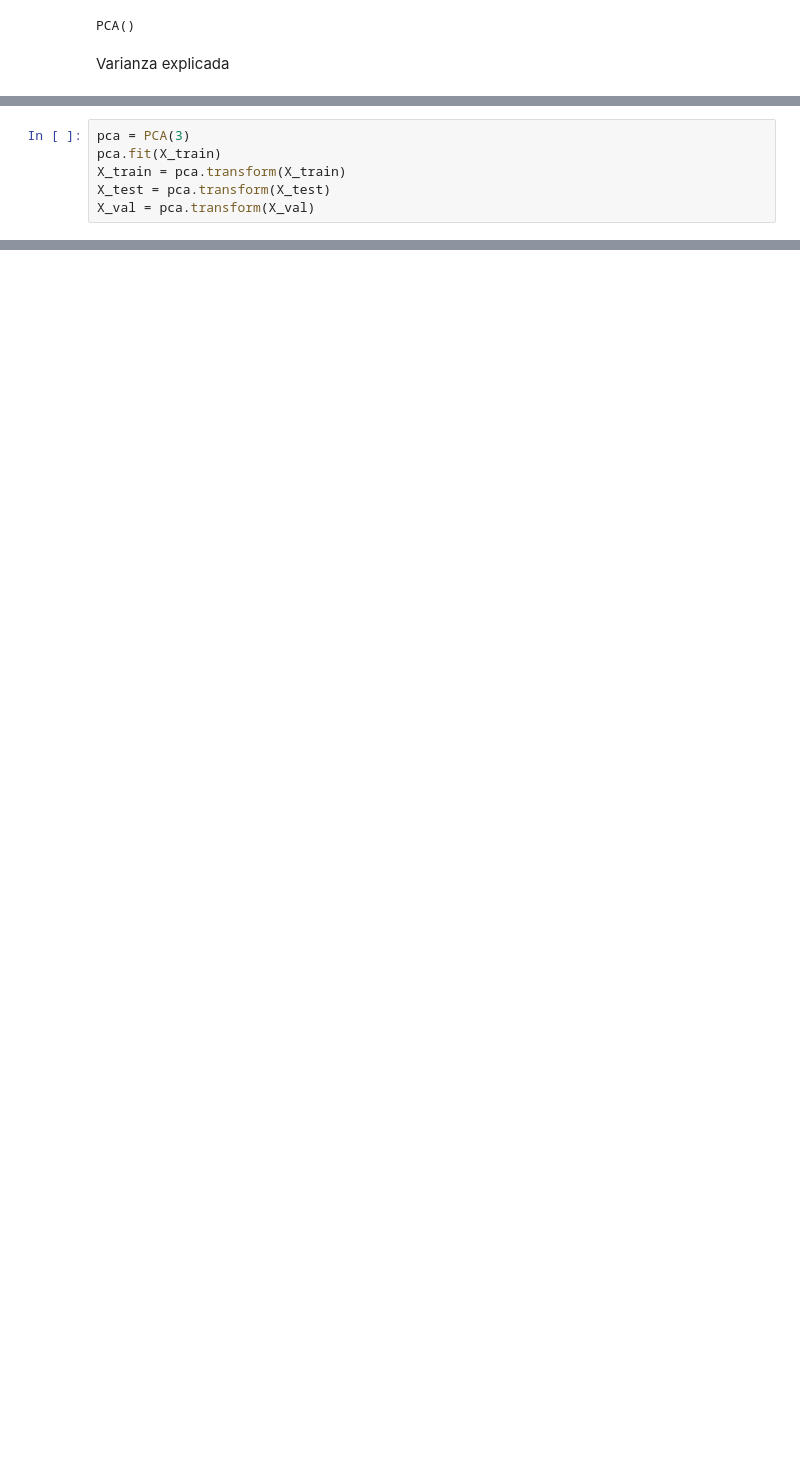
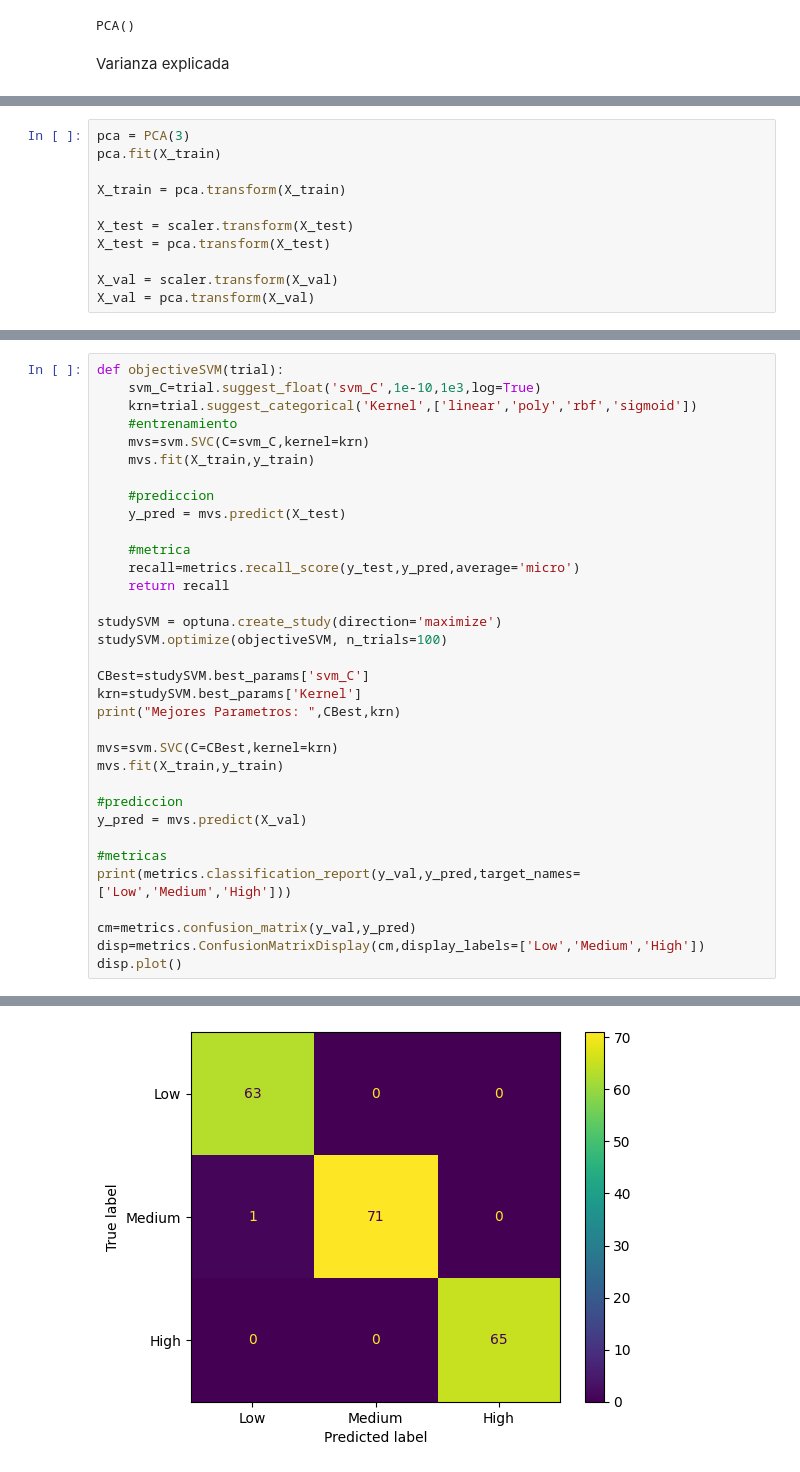
Before and after one commit to fhenaog/Prediccion_Cancer_de_Pulmon, a Jupyter notebook: proyecto.ipynb, the cells around one changed output, grey strips where cells are left out. Drawn from its saved outputs; the diff is of its cells as text; blank space fills up the shorter version.

```diff
--- a/proyecto.ipynb
+++ b/proyecto.ipynb
@@ -367,6 +371,11 @@ plt.show()
 # %%
 pca = PCA(3)
 pca.fit(X_train)
+
 X_train = pca.transform(X_train)
+
+X_test = scaler.transform(X_test)
 X_test = pca.transform(X_test)
+
+X_val = scaler.transform(X_val)
 X_val = pca.transform(X_val)
@@ -372,0 +394,35 @@ X_val = pca.transform(X_val)
+# %%
+def objectiveSVM(trial):
+    svm_C=trial.suggest_float('svm_C',1e-10,1e3,log=True)
+    krn=trial.suggest_categorical('Kernel',['linear','poly','rbf','sigmoid'])
+    #entrenamiento
+    mvs=svm.SVC(C=svm_C,kernel=krn)
+    mvs.fit(X_train,y_train)
+
+    #prediccion
+    y_pred = mvs.predict(X_test)
+
+    #metrica
+    recall=metrics.recall_score(y_test,y_pred,average='micro')
+    return recall
+
+studySVM = optuna.create_study(direction='maximize')
+studySVM.optimize(objectiveSVM, n_trials=100)
+
+CBest=studySVM.best_params['svm_C']
+krn=studySVM.best_params['Kernel']
+print("Mejores Parametros: ",CBest,krn)
+
+mvs=svm.SVC(C=CBest,kernel=krn)
+mvs.fit(X_train,y_train)
+
+#prediccion
+y_pred = mvs.predict(X_val)
+
+#metricas
+print(metrics.classification_report(y_val,y_pred,target_names=['Low','Medium','High']))
+
+cm=metrics.confusion_matrix(y_val,y_pred)
+disp=metrics.ConfusionMatrixDisplay(cm,display_labels=['Low','Medium','High'])
+disp.plot()
+# %% [output]
@@ -372,0 +457 @@ X_val = pca.transform(X_val)
+[figure, added]
```
Also changed, not shown: parts of 15 cells of this notebook.
